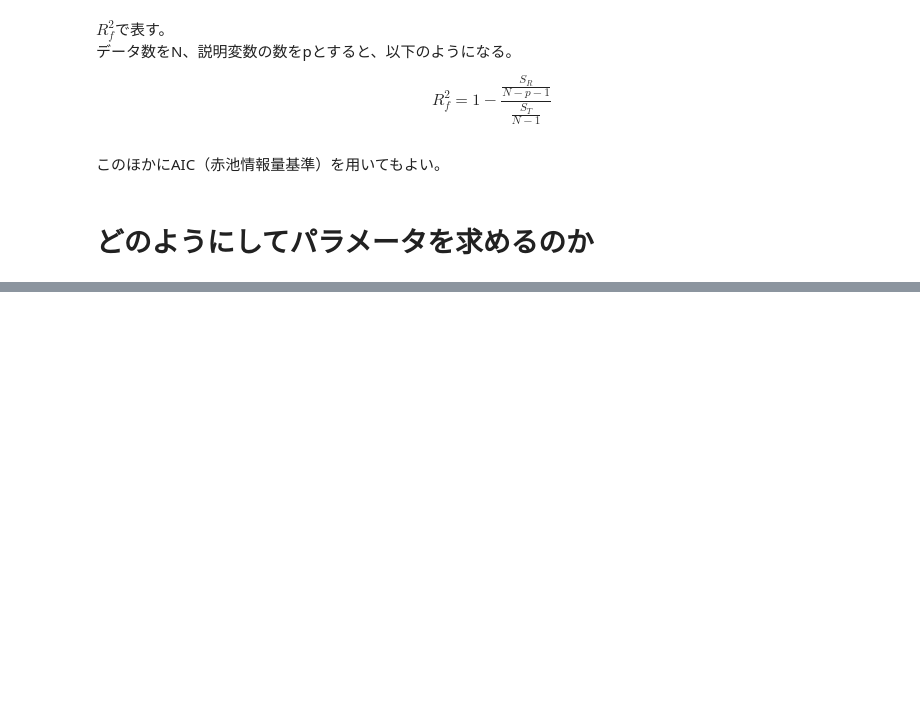
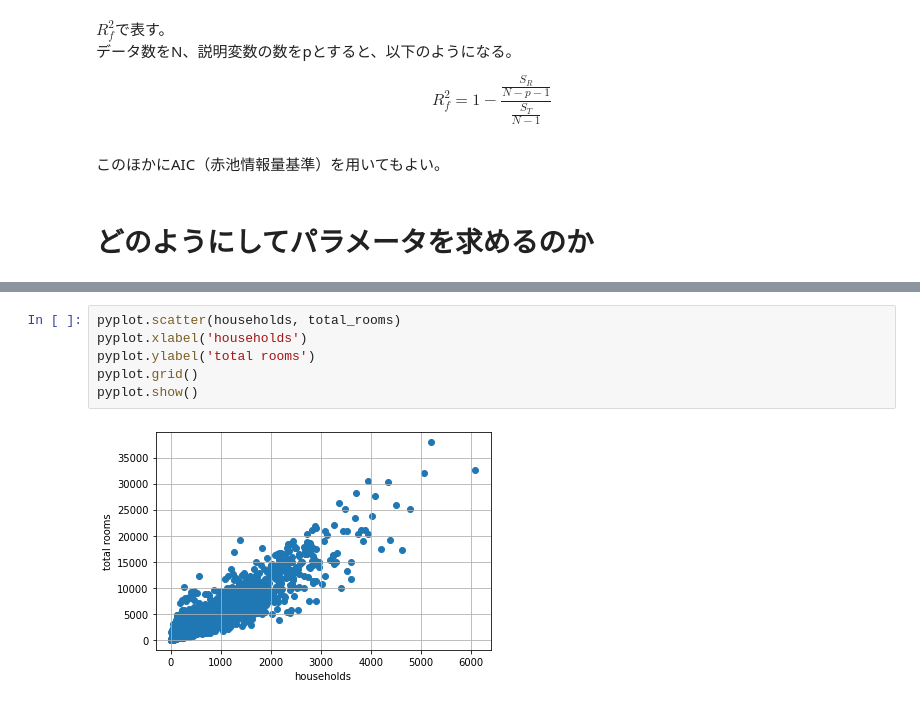
Before and after one commit to gitboku/statistics-practice, a Jupyter notebook: 重回帰分析.ipynb, the cells around one changed output, grey strips where cells are left out. Drawn from its saved outputs; the diff is of its cells as text; blank space fills up the shorter version.

```diff
--- a/重回帰分析.ipynb
+++ b/重回帰分析.ipynb
@@ -74,0 +108,8 @@ $$
+# %%
+pyplot.scatter(households, total_rooms)
+pyplot.xlabel('households')
+pyplot.ylabel('total rooms')
+pyplot.grid()
+pyplot.show()
+# %% [output]
+[figure, added]
```
Also changed, not shown: parts of 10 cells of this notebook.
